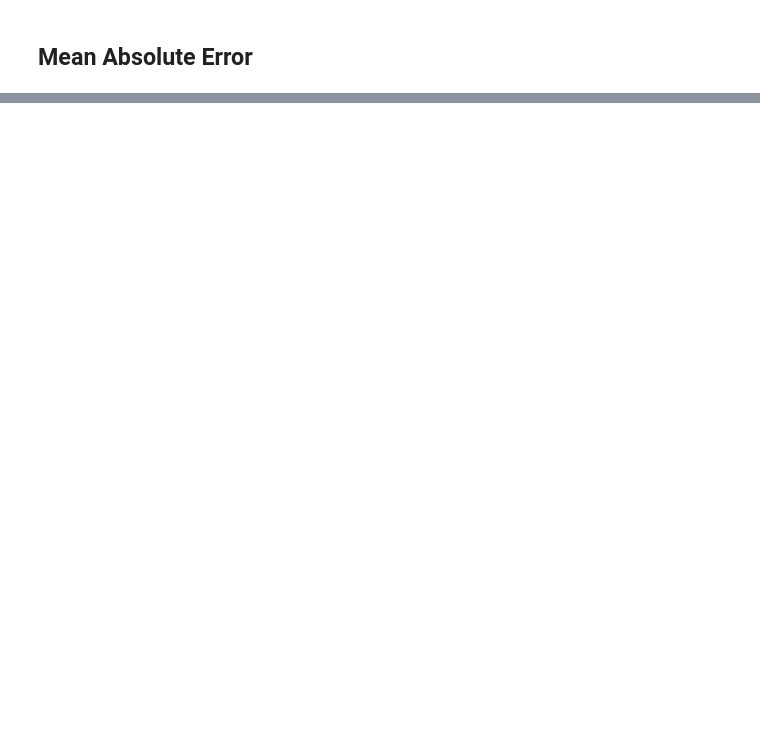
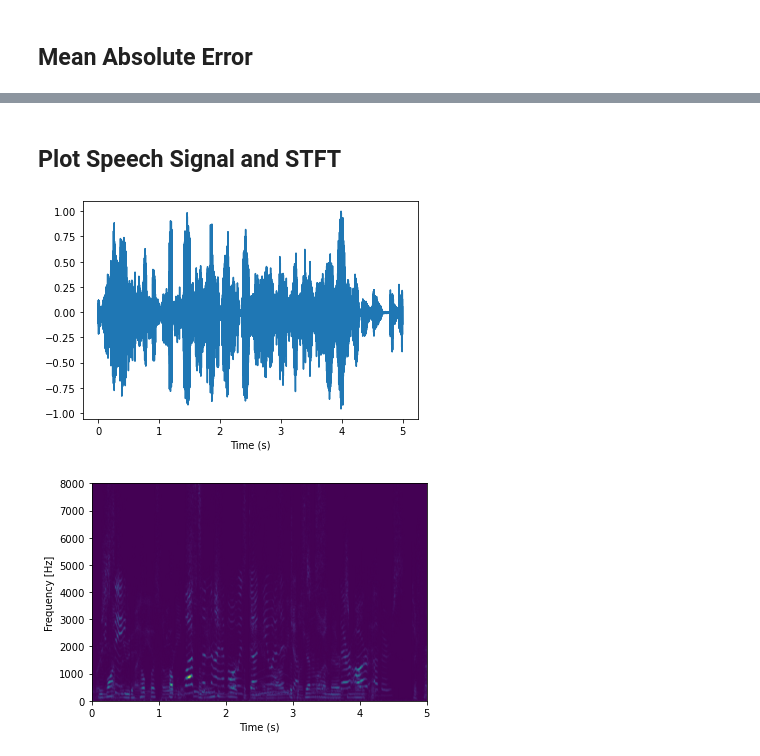
Before and after one commit to marlousnijman/ASR-speaker-estimation, a Jupyter notebook: src/pipeline.ipynb, the cells around one changed output, grey strips where cells are left out. Drawn from its saved outputs; the diff is of its cells as text; code cells hidden in the pictures; blank space fills up the shorter version.

```diff
--- a/src/pipeline.ipynb
+++ b/src/pipeline.ipynb
@@ -293,0 +288,20 @@ if test:
+# %% [markdown]
+## Plot Speech Signal and STFT
+# %%
+if test:
+    # Select random 3 speaker file
+    speaker_files = [f for f in test_files if f.startswith("03")]
+    file_name = random.choice(speaker_files)
+    audio, sample_rate = sf.read(os.path.join(DATASET_DIR, "test/", file_name))
+    audio = select_audio(audio, sample_rate, s)
+
+    # Plot and save signal
+    plot_signal(audio, sample_rate)
+    plt.savefig(os.path.join(IMAGE_DIR, "signal.png"))
+
+    # Plot and save STFT
+    plot_stft(audio, sample_rate)
+    plt.savefig(os.path.join(IMAGE_DIR, "stft.png"))
+# %% [output]
+[figure, added]
+[figure, added]
```
Also changed, not shown: parts of 4 cells of this notebook, 3 other files.
